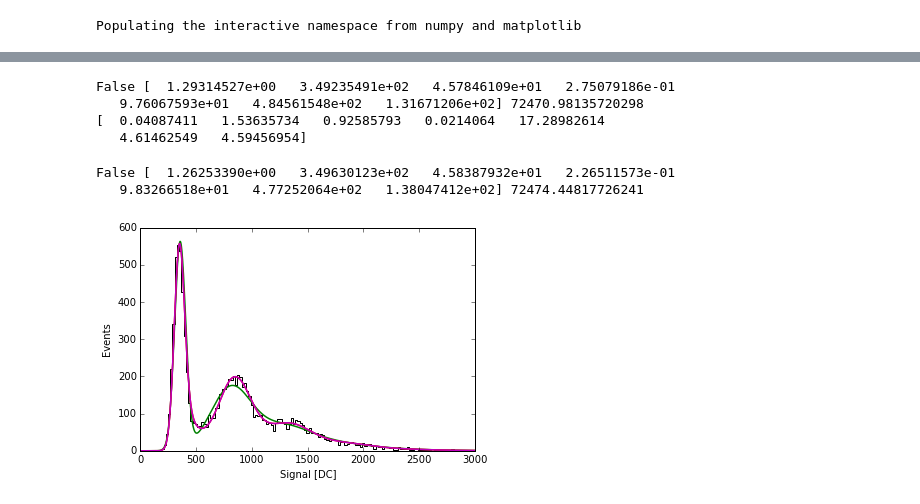
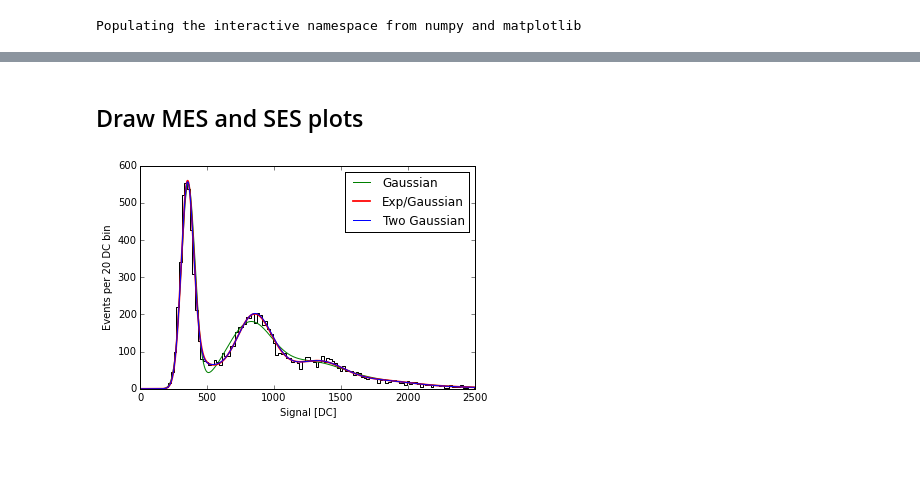
Before and after one commit to llr-cta/calin, a Jupyter notebook: unit_tests/python/notebooks/test two component SES model.ipynb, the cells around one changed output, grey strips where cells are left out. Cells and saved outputs as stored; diff of their text form; code cells hidden in the pictures; blank space fills up the shorter version.

```diff
--- a/unit_tests/python/notebooks/test two component SES model.ipynb
+++ b/unit_tests/python/notebooks/test two component SES model.ipynb
@@ -31,81 +109,39 @@ print(xerr_gauss)
-# %%
-ses_exp_pdf = calin.math.pdf_1d.LimitedExponentialPDF(0,numpy.inf,mes_hist.dxval())
-ses_exp_pdf.limit_scale(0.1, inf);
-ses_gauss_pdf = calin.math.pdf_1d.LimitedGaussianPDF(0,numpy.inf)
-ses_two_cpt = calin.math.pdf_1d.TwoComponentPDF(ses_exp_pdf, "exp", ses_gauss_pdf, "gauss")
-ped_gauss_pdf = calin.math.pdf_1d.GaussianPDF()
-mes_model_two_cpt = calin.calib.spe_fit.GeneralPoissonMES(mes_hist.xval_left(0), mes_hist.dxval(),\
-        mes_hist.size(), ses_two_cpt, ped_gauss_pdf)
-like_two_cpt = calin.calib.spe_fit.SPELikelihood(mes_model_two_cpt, mes_hist)
-opt_two_cpt = calin.math.optimizer.NLOptOptimizer(calin.math.optimizer.LD_LBFGS, like_two_cpt)
-#opt_two_cpt.set_scale([0.1,0.1,1.0,0.01,1.0,1.0,0.05]);
-opt_two_cpt.set_verbosity_level(calin.math.optimizer.OptimizerVerbosityLevel_MAX);
-opt_two_cpt.set_abs_tolerance(0.001);
-opt_two_cpt.set_initial_values([1.0, 355.0, 10.0, 0.2, 100.0, 500.0, 200.0]);
-status, xopt_two_cpt, fval_two_cpt = opt_two_cpt.minimize()
-print(status, xopt_two_cpt, fval_two_cpt)
-
-status, err_mat_two_cpt = opt_two_cpt.calc_error_matrix()
-xerr_two_cpt = sqrt(err_mat_two_cpt.diagonal())
-print(xerr_two_cpt)
-# %% [output]
-False [  1.29314527e+00   3.49235491e+02   4.57846109e+01   2.75079186e-01
-   9.76067593e+01   4.84561548e+02   1.31671206e+02] 72470.98135720298
-[  0.04087411   1.53635734   0.92585793   0.0214064   17.28982614
-   4.61462549   4.59456954]
-# %%
-ses_2g_pdf_a = calin.math.pdf_1d.LimitedGaussianPDF(0,numpy.inf)
-ses_2g_pdf_b = calin.math.pdf_1d.LimitedGaussianPDF(0,numpy.inf)
-ses_2g_cpt = calin.math.pdf_1d.TwoComponentPDF(ses_2g_pdf_a, "g1", ses_2g_pdf_b, "g2")
-ped_2g_pdf = calin.math.pdf_1d.GaussianPDF()
-mes_model_2g_cpt = calin.calib.spe_fit.GeneralPoissonMES(mes_hist.xval_left(0), mes_hist.dxval(),\
-        mes_hist.size(), ses_2g_cpt, ped_2g_pdf)
-like_2g_cpt = calin.calib.spe_fit.SPELikelihood(mes_model_2g_cpt, mes_hist)
-freezer = calin.math.function.FreezeThawFunction(like_2g_cpt)
-freezer.freeze(4,0)
-opt_2g_cpt = calin.math.optimizer.NLOptOptimizer(calin.math.optimizer.LD_LBFGS, freezer)
-#opt_two_cpt.set_scale([0.1,0.1,1.0,0.01,1.0,1.0,0.05]);
-opt_2g_cpt.set_verbosity_level(calin.math.optimizer.OptimizerVerbosityLevel_MAX);
-opt_2g_cpt.set_abs_tolerance(0.001);
-opt_2g_cpt.set_initial_values([1.0, 355.0, 10.0, 0.2, 100.0, 500.0, 200.0]);
-status, xopt_2g_cpt, fval_2g_cpt = opt_2g_cpt.minimize()
-print(status, xopt_2g_cpt, fval_2g_cpt)
-# %% [output]
-False [  1.26253390e+00   3.49630123e+02   4.58387932e+01   2.26511573e-01
-   9.83266518e+01   4.77252064e+02   1.38047412e+02] 72474.44817726241
+# %% [markdown]
+## Draw MES and SES plots
 # %%
 mes_hist_plot = calin.math.histogram.SimpleHist(20.0)
 mes_hist_plot.insert_vec(fernandez_data);
 
 ihist = range(0,mes_hist_plot.nbin());
 xhist_plot = list(map(lambda i: mes_hist_plot.xval_center(i),ihist))
 yhist_plot = list(map(lambda i: mes_hist_plot.weight(i),ihist))
 step(xhist_plot,yhist_plot,'k')
 xlabel('Signal [DC]')
-ylabel('Events')
+ylabel('Events per 20 DC bin')
 
 ihist = range(0,mes_hist.nbin());
 xhist = list(map(lambda i: mes_hist.xval_center(i),ihist))
 
-mes_model_gauss.set_parameter_values(xopt_gauss)
-ymodel_gauss = \
-    list(map(lambda x: mes_hist_plot.sum_w()*mes_hist_plot.dxval()*mes_model_gauss.pdf_mes(x),xhist))
+mes_model_g.set_parameter_values(xopt_g)
+ymodel_g = \
+    list(map(lambda x: mes_hist_plot.sum_w()*mes_hist_plot.dxval()*mes_model_g.pdf_mes(x),xhist))
 hold('on')
-plot(xhist,ymodel_gauss,'g',lw=1.5)
+plot(xhist,ymodel_g,'g',lw=1, label='Gaussian')
 
-mes_model_two_cpt.set_parameter_values(xopt_two_cpt)
-ymodel_two_cpt = \
-    list(map(lambda x: mes_hist_plot.sum_w()*mes_hist_plot.dxval()*mes_model_two_cpt.pdf_mes(x),xhist))
+mes_model_eg.set_parameter_values(xopt_eg)
+ymodel_eg = \
+    list(map(lambda x: mes_hist_plot.sum_w()*mes_hist_plot.dxval()*mes_model_eg.pdf_mes(x),xhist))
 hold('on')
-plot(xhist,ymodel_two_cpt,'r',lw=1.5)
+plot(xhist,ymodel_eg,'r',lw=1.75, label="Exp/Gaussian")
 
-mes_model_2g_cpt.set_parameter_values(freezer.x_in2out(xopt_2g_cpt))
-ymodel_2g_cpt = \
-    list(map(lambda x: mes_hist_plot.sum_w()*mes_hist_plot.dxval()*mes_model_two_cpt.pdf_mes(x),xhist))
+mes_model_2g.set_parameter_values(freezer.x_in2out(xopt_2g))
+ymodel_2g = \
+    list(map(lambda x: mes_hist_plot.sum_w()*mes_hist_plot.dxval()*mes_model_2g.pdf_mes(x),xhist))
 hold('on')
-plot(xhist,ymodel_2g_cpt,'m',lw=1.5)
+plot(xhist,ymodel_2g,'b',lw=1, label='Two Gaussian')
 
-axis([0,3000,0,600])
-gcf().savefig('../../../mybuild/spe_two_cpt.pdf')
+legend()
+axis([0,2500,0,600])
+gcf().savefig('../../../mybuild/mes_two_cpt_fits.pdf')
 # %% [output]
-[figure, old version]
+[figure, new version]
```
Also changed, not shown: parts of 16 cells of this notebook.
